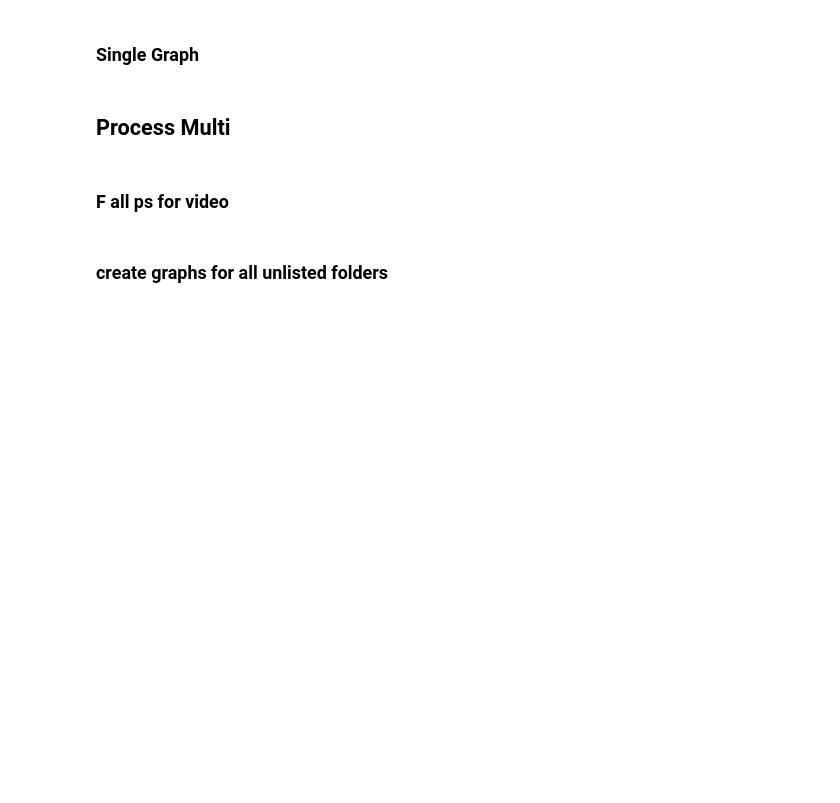
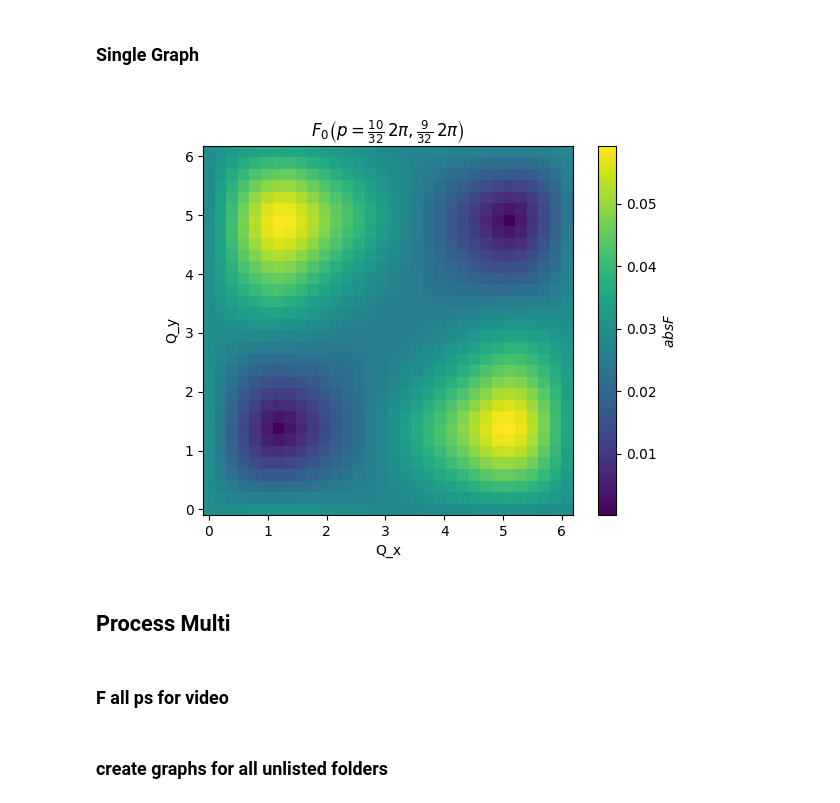
Before and after one commit to OfirBarogel/Topological-Excitons, a Jupyter notebook: Topological Excitons.ipynb, the cells around one changed output. Cells and saved outputs as stored; diff of their text form; code cells hidden in the pictures; blank space fills up the shorter version.

```diff
--- a/Topological Excitons.ipynb
+++ b/Topological Excitons.ipynb
@@ -1838,13 +1770,11 @@ def LoadGraphSingle(parent_folder,folder_name,case,band = None, p_ind=(0,0),out_
         raise ValueError(f"{case} case not configured")
     GraphFromConfig(data,cfg,case,out_folder,band,p_ind,C=C)
 # %%
-folder_name = r"2026-03-29_16-25-31"
-#LoadGraphSingle("Data", folder_name,GraphProtocol.ExcBandQx,band = 0 ,
-#                        p_ind = (0,0),out_folder = f"Data/{folder_name}/Test")
-#for px in range(32):
-#    for py in range(32):
+folder_name = r"2026-05-05_11-38-53"
 LoadGraphSingle("Data", folder_name,GraphProtocol.AbsF2D,band = 0 ,
-                p_ind = (10,9),out_folder = f"Data/{folder_name}")
+                        p_ind = (10,9),out_folder = f"Data/{folder_name}")
+# %% [output]
+[figure, added]
 # %% [markdown]
 ## Process Multi
 # %% [markdown]
```
Also changed, not shown: parts of 19 cells of this notebook, 3 other files.
